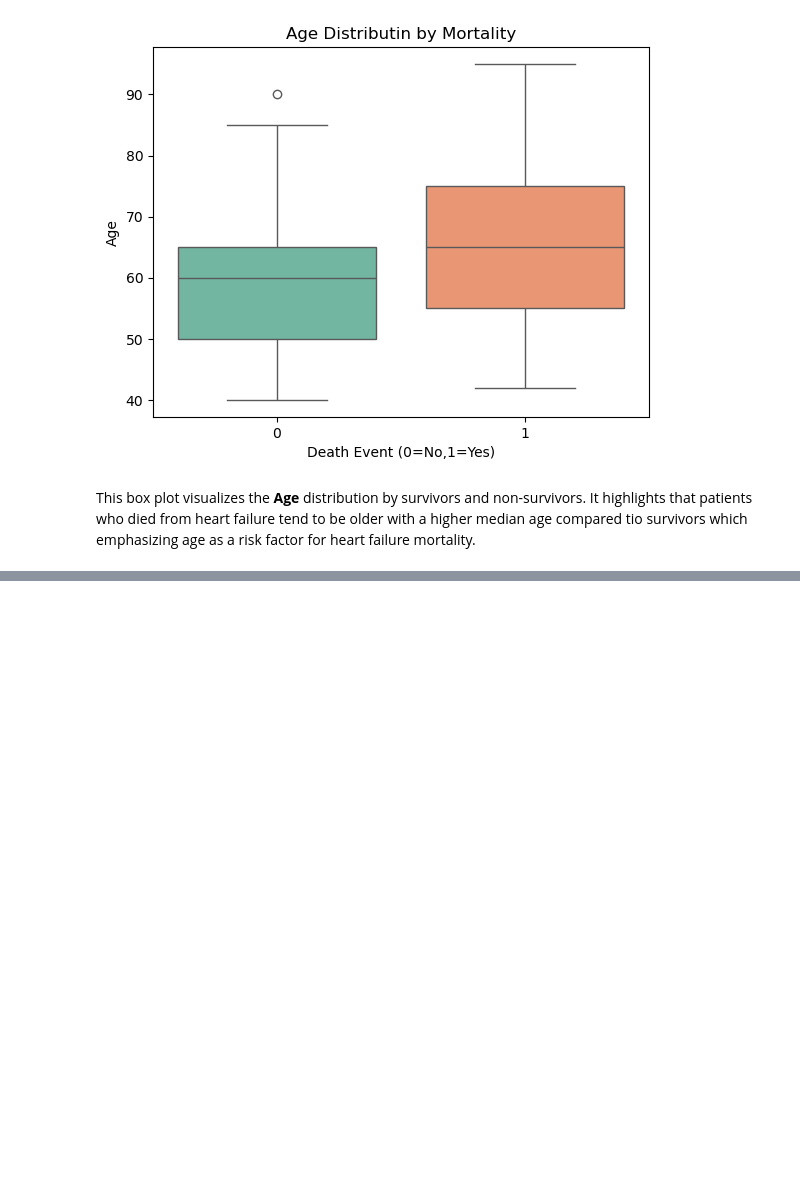
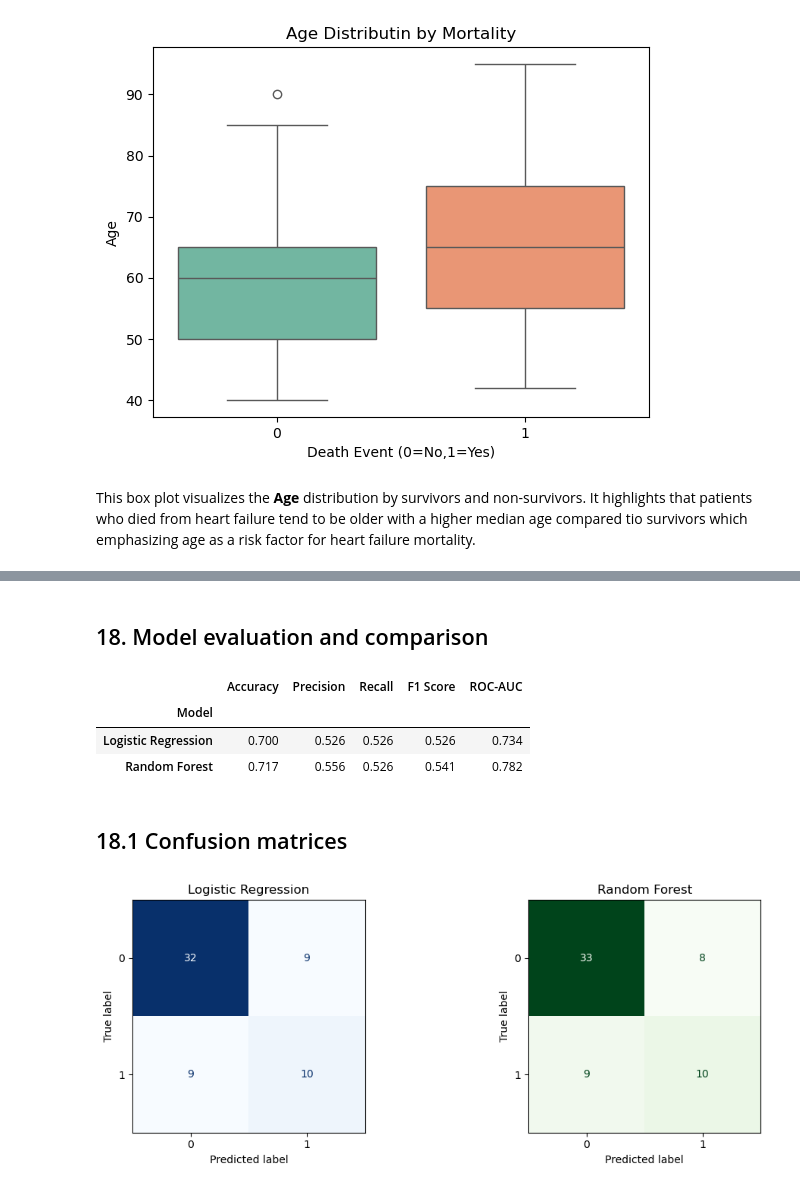
Before and after one commit to jannatularshi/Python_Heart_Failure_Prediction_Analysis, a Jupyter notebook: Heart Failure Prediction Analysis.ipynb, the cells around one changed output, grey strips where cells are left out. Cells and saved outputs as stored; diff of their text form; code cells hidden in the pictures; blank space fills up the shorter version.

```diff
--- a/Heart Failure Prediction Analysis.ipynb
+++ b/Heart Failure Prediction Analysis.ipynb
@@ -538,0 +669,22 @@ treatment efficacy.
+# %%
+random_forest_model = Pipeline(steps=[
+    ("imputer", SimpleImputer(strategy="median")),
+    ("classifier", RandomForestClassifier(
+        n_estimators=300,
+        max_depth=5,
+        min_samples_split=5,
+        min_samples_leaf=2,
+        class_weight="balanced",
+        random_state=RANDOM_STATE
+    ))
+])
+
+# Train the model
+random_forest_model.fit(X_train, y_train)
+
+# Make predictions
+rf_pred = random_forest_model.predict(X_test)
+rf_prob = random_forest_model.predict_proba(X_test)[:, 1]
+
+# Evaluate the model
+print(classification_report(y_test, rf_pred, zero_division=0))
@@ -538,0 +700,49 @@ treatment efficacy.
+# %% [markdown]
+## 18. Model evaluation and comparison
+# %%
+def evaluate_model(name, y_true, y_pred, y_probability):
+    return {
+        "Model": name,
+        "Accuracy": accuracy_score(y_true, y_pred),
+        "Precision": precision_score(y_true, y_pred, zero_division=0),
+        "Recall": recall_score(y_true, y_pred, zero_division=0),
+        "F1 Score": f1_score(y_true, y_pred, zero_division=0),
+        "ROC-AUC": roc_auc_score(y_true, y_probability)
+    }
+
+model_comparison = pd.DataFrame([
+    evaluate_model("Logistic Regression", y_test, lr_pred, lr_prob),
+    evaluate_model("Random Forest", y_test, rf_pred, rf_prob)
+]).set_index("Model")
+
+display(model_comparison.round(3))
+# %% [output]
+|  | Accuracy | Precision | Recall | F1 Score | ROC-AUC |
+| Model |  |  |  |  |  |
+| Logistic Regression | 0.700 | 0.526 | 0.526 | 0.526 | 0.734 |
+| Random Forest | 0.717 | 0.556 | 0.526 | 0.541 | 0.782 |
+# %% [markdown]
+## 18.1 Confusion matrices
+# %%
+fig, axes = plt.subplots(1, 2, figsize=(11, 4))
+
+ConfusionMatrixDisplay.from_predictions(
+    y_test, lr_pred,
+    ax=axes[0],
+    cmap="Blues",
+    colorbar=False
+)
+axes[0].set_title("Logistic Regression")
+
+ConfusionMatrixDisplay.from_predictions(
+    y_test, rf_pred,
+    ax=axes[1],
+    cmap="Greens",
+    colorbar=False
+)
+axes[1].set_title("Random Forest")
+
+plt.tight_layout()
+plt.show()
+# %% [output]
+[figure, added]
```
Also changed, not shown: parts of 32 cells of this notebook, 1 other file.
